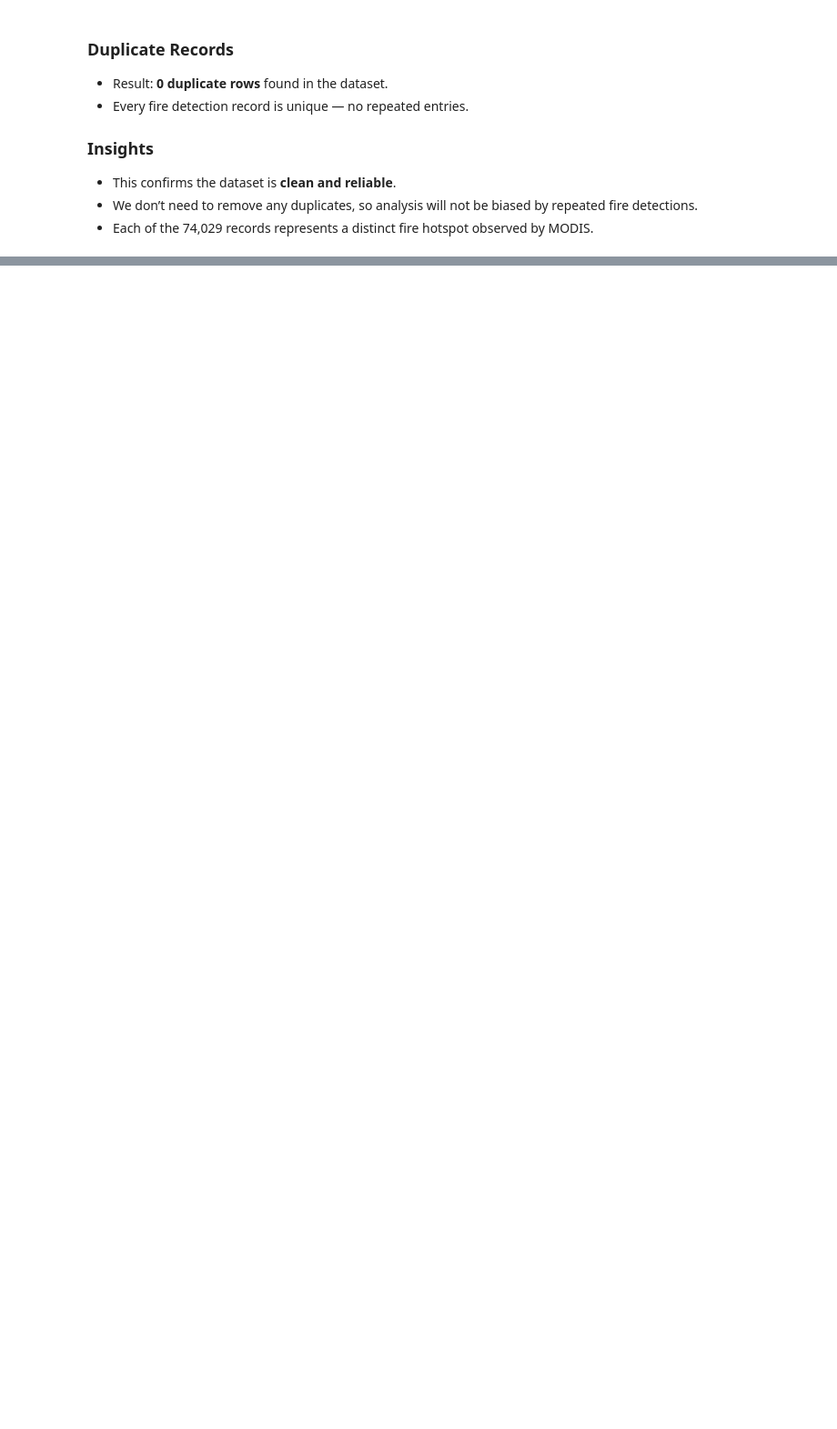
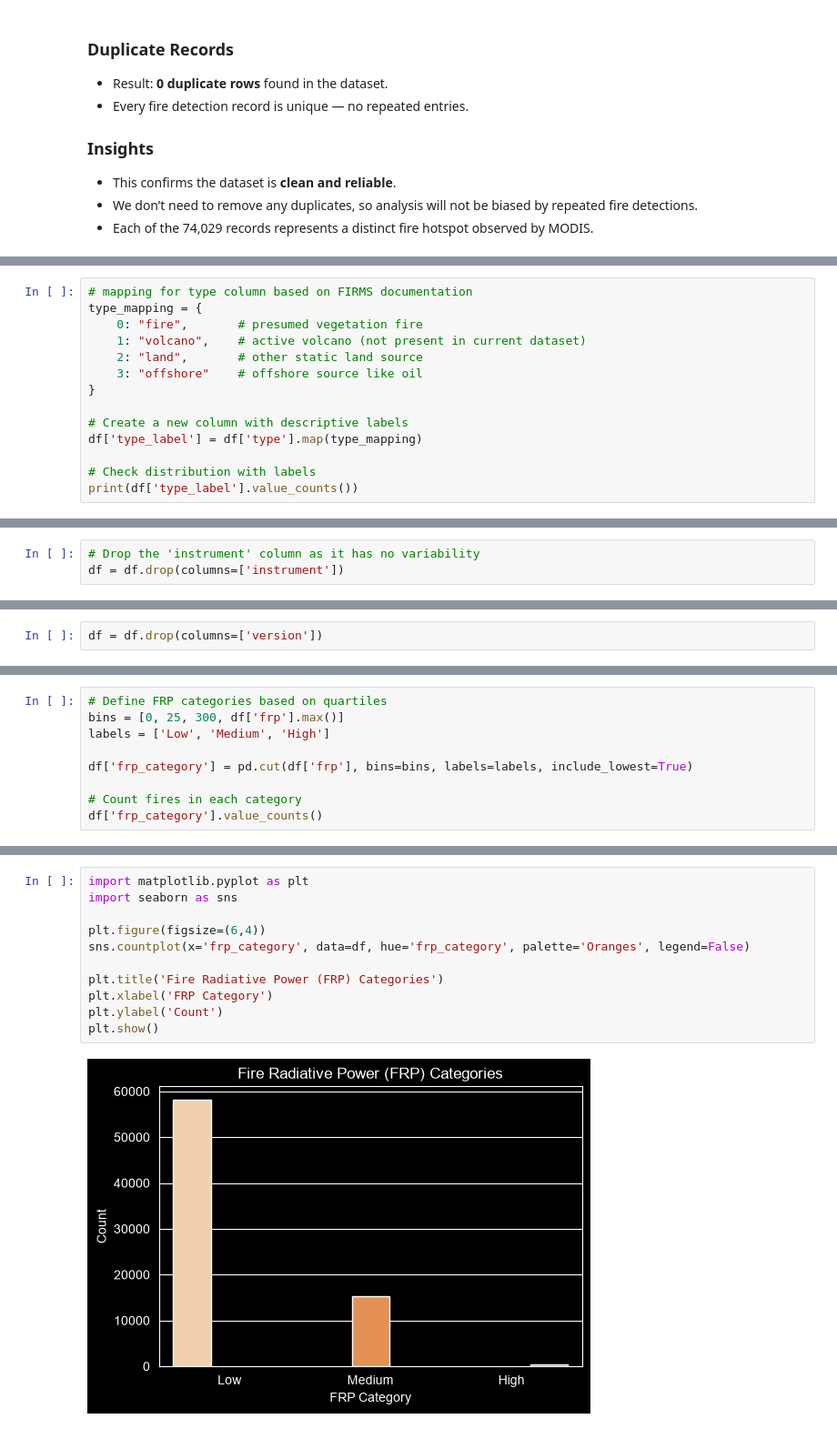
Before and after one commit to VishnuIITP/EDA_modis_fire, a Jupyter notebook: eda_modis_fire.ipynb, the cells around one changed output, grey strips where cells are left out. Shown at 91% size. Saved outputs shown, nothing was run; the diff lists cells and outputs as text; blank space fills up the shorter version.

Commit message:
EDA updates: visualization after univariate analysis, dropped unnecessary columns, added scatterplots, bar graphs, histogram+KDE, correlation matrix, and heatmap insights

```diff
--- a/eda_modis_fire.ipynb
+++ b/eda_modis_fire.ipynb
@@ -255,0 +315,14 @@ Duplicate rows:
+# %%
+# mapping for type column based on FIRMS documentation
+type_mapping = {
+    0: "fire",       # presumed vegetation fire
+    1: "volcano",    # active volcano (not present in current dataset)
+    2: "land",       # other static land source
+    3: "offshore"    # offshore source like oil
+}
+
+# Create a new column with descriptive labels
+df['type_label'] = df['type'].map(type_mapping)
+
+# Check distribution with labels
+print(df['type_label'].value_counts())
@@ -255,0 +351,3 @@ Duplicate rows:
+# %%
+# Drop the 'instrument' column as it has no variability
+df = df.drop(columns=['instrument'])
@@ -255,0 +375,2 @@ Duplicate rows:
+# %%
+df = df.drop(columns=['version'])
@@ -255,0 +463,9 @@ Duplicate rows:
+# %%
+# Define FRP categories based on quartiles
+bins = [0, 25, 300, df['frp'].max()]
+labels = ['Low', 'Medium', 'High']
+
+df['frp_category'] = pd.cut(df['frp'], bins=bins, labels=labels, include_lowest=True)
+
+# Count fires in each category
+df['frp_category'].value_counts()
@@ -255,0 +478,13 @@ Duplicate rows:
+# %%
+import matplotlib.pyplot as plt
+import seaborn as sns
+
+plt.figure(figsize=(6,4))
+sns.countplot(x='frp_category', data=df, hue='frp_category', palette='Oranges', legend=False)
+
+plt.title('Fire Radiative Power (FRP) Categories')
+plt.xlabel('FRP Category')
+plt.ylabel('Count')
+plt.show()
+# %% [output]
+[figure, added]
```
Also changed, not shown: parts of 75 cells of this notebook, 1 other file.
